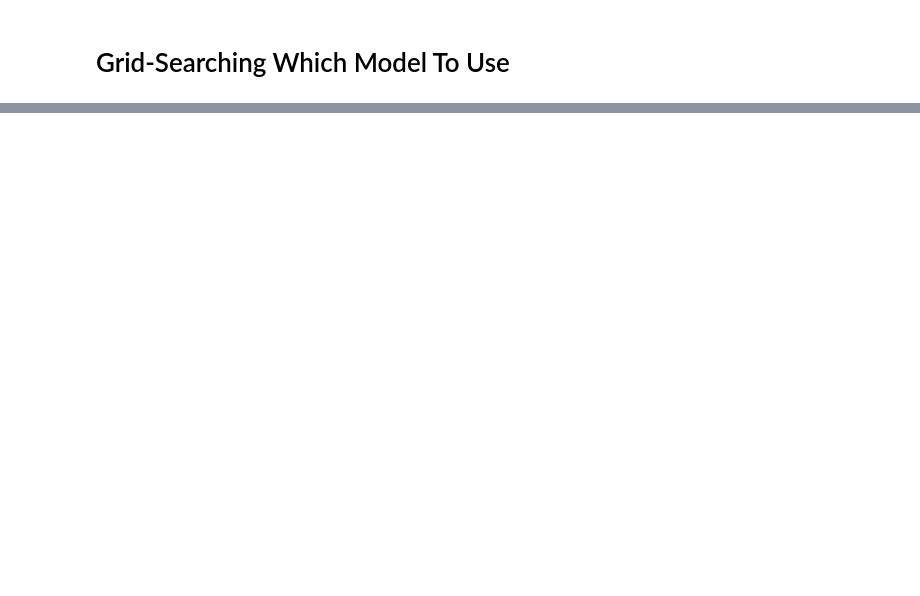
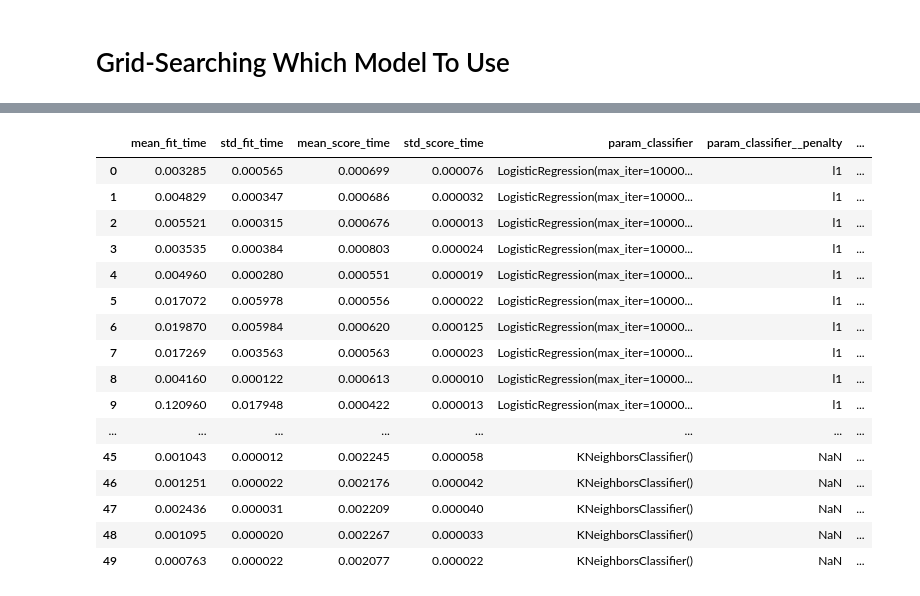
Before and after one commit to icta-tecaji/python-machine-learning-public, a Jupyter notebook: 06_Pipelines_in_scikit-learn/06_Grid_Searching_Which_Model_To_Use_CLEAN.ipynb, the cells around one changed output, grey strips where cells are left out. Cells and saved outputs as stored; diff of their text form; code cells hidden in the pictures; blank space fills up the shorter version.

```diff
--- a/06_Pipelines_in_scikit-learn/06_Grid_Searching_Which_Model_To_Use_CLEAN.ipynb
+++ b/06_Pipelines_in_scikit-learn/06_Grid_Searching_Which_Model_To_Use_CLEAN.ipynb
@@ -38,0 +59,4 @@ print(f"Test-set score: {grid.score(X_test, y_test):.2f}")
+# %%
+iris_df=load_iris()
+
+X_train, X_test, y_train, y_test = train_test_split(iris_df.data ,iris_df.target, test_size=0.2, random_state=0)
@@ -38,0 +113,2 @@ print(f"Test-set score: {grid.score(X_test, y_test):.2f}")
+# %%
+grids_result = run_grid_pipeline_iris_df()
@@ -38,0 +124,20 @@ print(f"Test-set score: {grid.score(X_test, y_test):.2f}")
+# %%
+grids_result
+# %% [output]
+|  | mean_fit_time | std_fit_time | mean_score_time | std_score_time | param_classifier | param_classifier__penalty | ... |
+| 0 | 0.003285 | 0.000565 | 0.000699 | 0.000076 | LogisticRegression(max_iter=10000... | l1 | ... |
+| 1 | 0.004829 | 0.000347 | 0.000686 | 0.000032 | LogisticRegression(max_iter=10000... | l1 | ... |
+| 2 | 0.005521 | 0.000315 | 0.000676 | 0.000013 | LogisticRegression(max_iter=10000... | l1 | ... |
+| 3 | 0.003535 | 0.000384 | 0.000803 | 0.000024 | LogisticRegression(max_iter=10000... | l1 | ... |
+| 4 | 0.004960 | 0.000280 | 0.000551 | 0.000019 | LogisticRegression(max_iter=10000... | l1 | ... |
+| 5 | 0.017072 | 0.005978 | 0.000556 | 0.000022 | LogisticRegression(max_iter=10000... | l1 | ... |
+| 6 | 0.019870 | 0.005984 | 0.000620 | 0.000125 | LogisticRegression(max_iter=10000... | l1 | ... |
+| 7 | 0.017269 | 0.003563 | 0.000563 | 0.000023 | LogisticRegression(max_iter=10000... | l1 | ... |
+| 8 | 0.004160 | 0.000122 | 0.000613 | 0.000010 | LogisticRegression(max_iter=10000... | l1 | ... |
+| 9 | 0.120960 | 0.017948 | 0.000422 | 0.000013 | LogisticRegression(max_iter=10000... | l1 | ... |
+| ... | ... | ... | ... | ... | ... | ... | ... |
+| 45 | 0.001043 | 0.000012 | 0.002245 | 0.000058 | KNeighborsClassifier() | NaN | ... |
+| 46 | 0.001251 | 0.000022 | 0.002176 | 0.000042 | KNeighborsClassifier() | NaN | ... |
+| 47 | 0.002436 | 0.000031 | 0.002209 | 0.000040 | KNeighborsClassifier() | NaN | ... |
+| 48 | 0.001095 | 0.000020 | 0.002267 | 0.000033 | KNeighborsClassifier() | NaN | ... |
+| 49 | 0.000763 | 0.000022 | 0.002077 | 0.000022 | KNeighborsClassifier() | NaN | ... |
```
Also changed, not shown: parts of 6 cells of this notebook, 9 other files.
